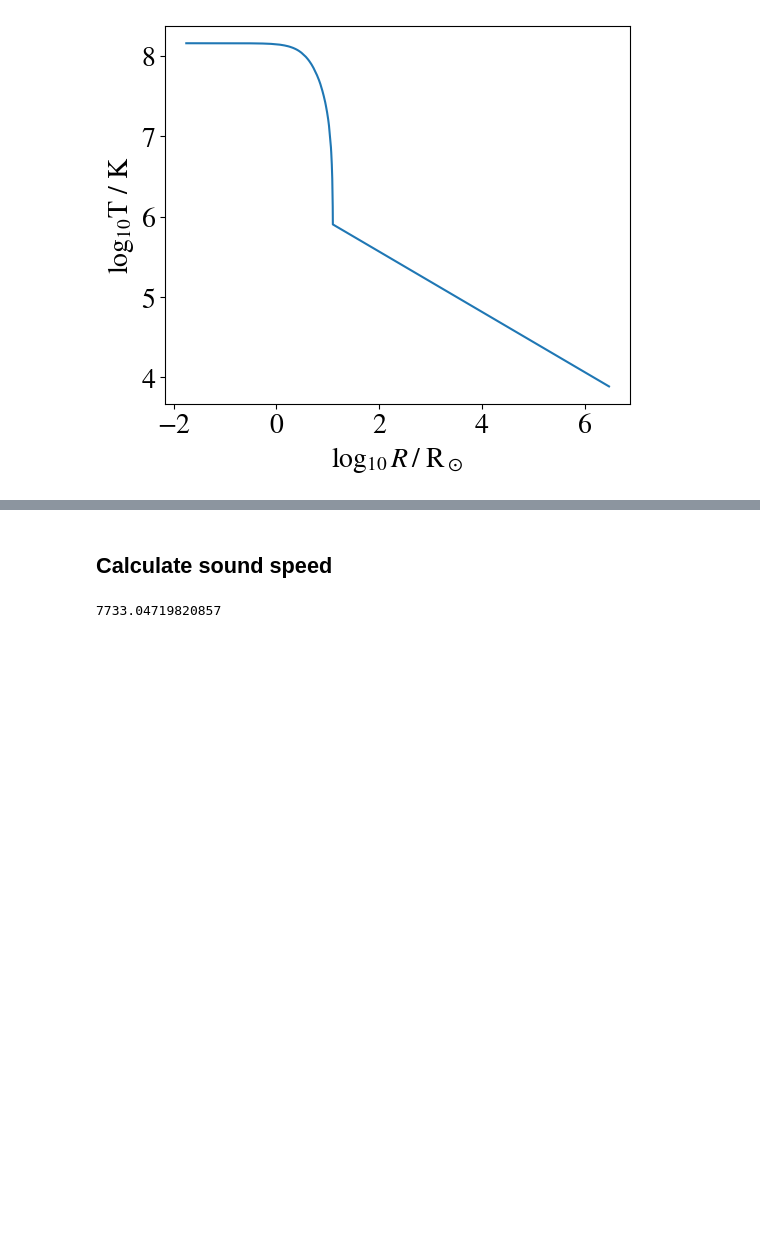
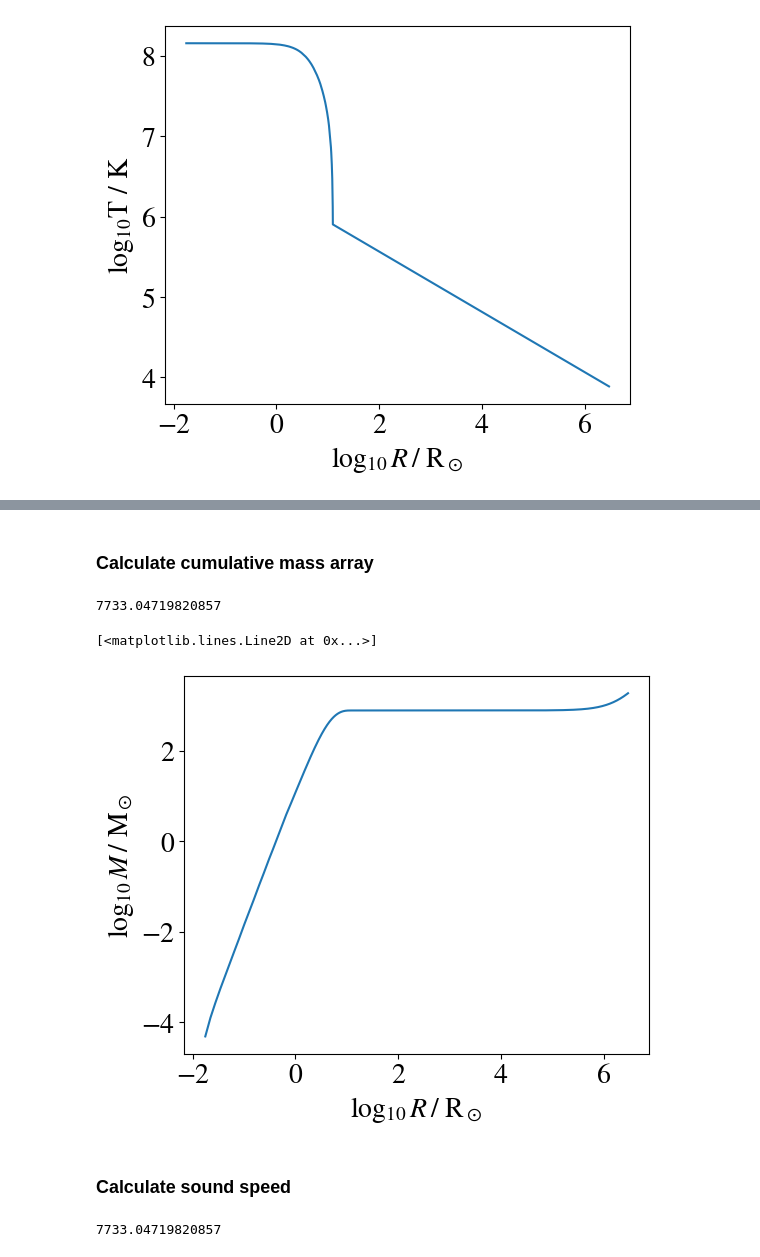
Before and after one commit to matteocantiello/agnstars_cee, a Jupyter notebook: CEE_AGN.ipynb, the cells around one changed output, grey strips where cells are left out. Drawn from its saved outputs; the diff is of its cells as text; code cells hidden in the pictures; blank space fills up the shorter version.

Commit message:
First implementation of variable gravity within the AGN star

```diff
--- a/CEE_AGN.ipynb
+++ b/CEE_AGN.ipynb
@@ -150,5 +150,36 @@ print(T_stream_scaled[-1])
+# %% [markdown]
+### Calculate cumulative mass array
+# %%
+# Calculate the differences between consecutive elements in r_star_stream
+dr = np.diff(r_star_stream)
+
+# Since np.diff returns an array that is one element shorter, you need to decide how to handle the initial dr.
+# One common approach is to prepend the difference array with the first difference again or use an initial dr value.
+# For example, we can assume the first dr is the same as the first actual calculated difference.
+dr = np.insert(dr, 0, dr[0])
+
+# Now calculate dm_star_stream
+dm_star_stream = 4.0 * np.pi * rho_star_stream * dr * c.rsun * (r_star_stream * c.rsun) ** 2.0
+
+# And finally calculate the cumulative mass
+mass_star_stream = np.cumsum(dm_star_stream)
+
+plt.rcParams['figure.figsize'] = (6,5)
+fig, axis = plt.subplots(dpi=100)
+axis.cla() # Clear Axis
+#axis.plot(np.log10(r_stream),np.log10(T_stream_scaled))
+#axis.plot(np.log10(r_star_stream),np.log10(T_star_stream))
+#axis.plot(p.logR,p.logT)
+axis.set_xlabel("$\log_{10} \,R \,/ $ R$_\odot$")
+axis.set_ylabel(r"$\log_{10} \,M \,/ $ M$_\odot$")
+print(T_stream_scaled[-1])
+axis.plot(np.log10(r_star_stream),np.log10(mass_star_stream/c.msun))
+# %% [output]
+7733.04719820857
+[<matplotlib.lines.Line2D at 0x...>]
+[figure, added]
 # %% [markdown]
-## Calculate sound speed
+### Calculate sound speed
 # %%
 gamma = 5.0/3.0
 cs = (gamma*T_star_stream*c.kB/c.mp)**0.5
```
Also changed, not shown: parts of 16 cells of this notebook.
